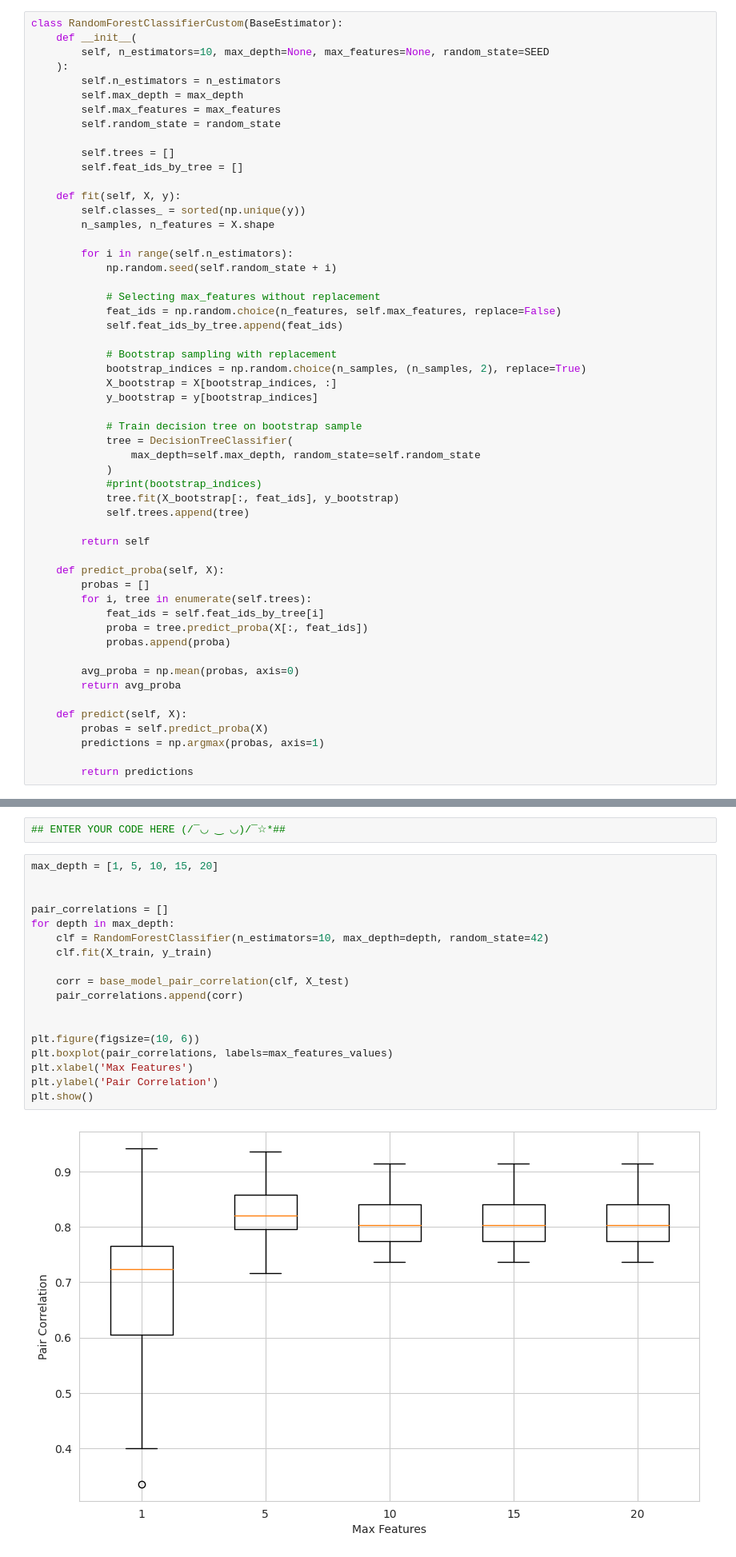
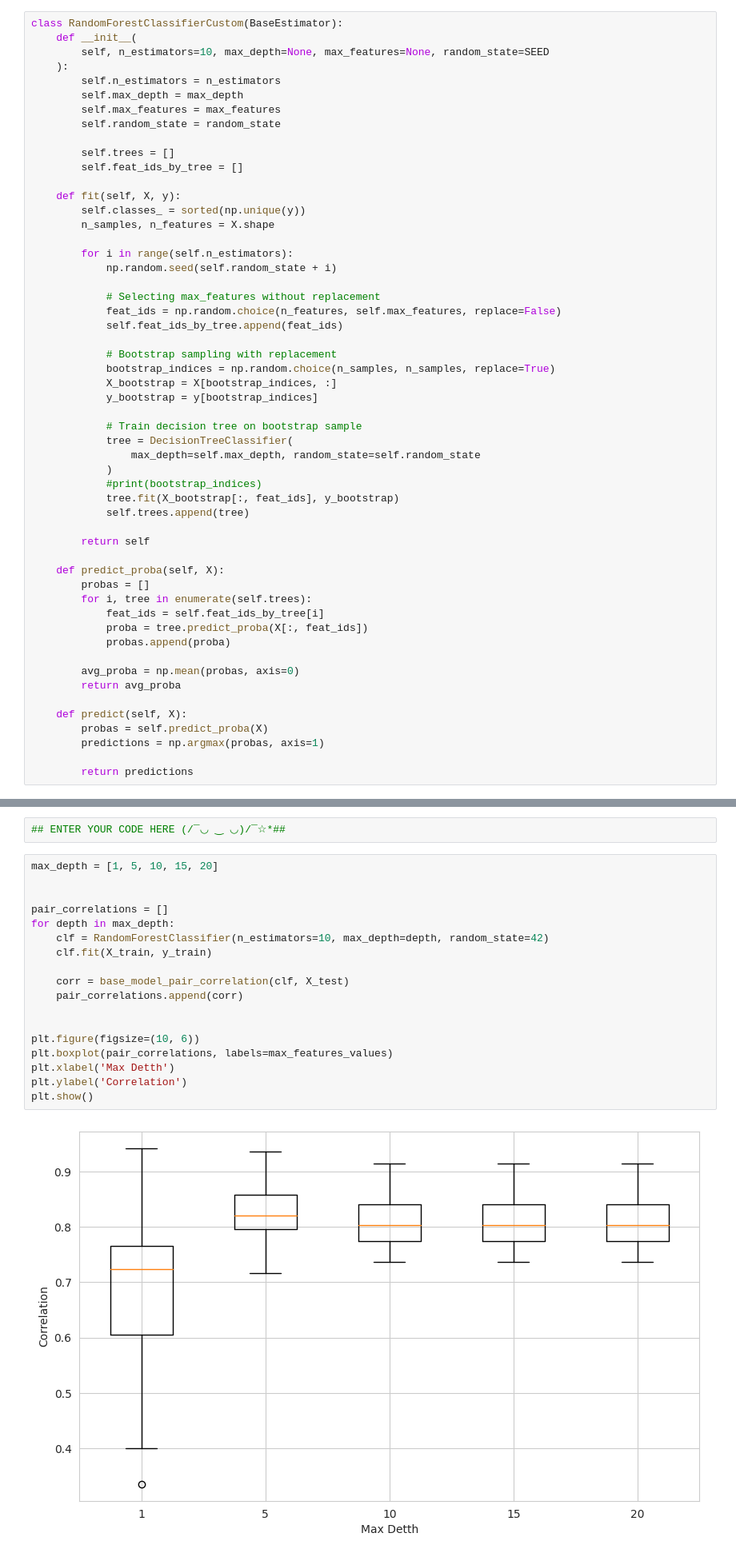
Before and after one commit to ailiskab-hub/ML_BI, a Jupyter notebook: HW5/Ensembles.ipynb, the cells around one changed output, grey strips where cells are left out. Shown: that part at 80% size. Cells and saved outputs as stored; diff of their text form.

```diff
--- a/HW5/Ensembles.ipynb
+++ b/HW5/Ensembles.ipynb
@@ -174,7 +194,7 @@ class RandomForestClassifierCustom(BaseEstimator):
             self.feat_ids_by_tree.append(feat_ids)
 
             # Bootstrap sampling with replacement
-            bootstrap_indices = np.random.choice(n_samples, (n_samples, 2), replace=True)
+            bootstrap_indices = np.random.choice(n_samples, n_samples, replace=True)
             X_bootstrap = X[bootstrap_indices, :]
             y_bootstrap = y[bootstrap_indices]
 
@@ -307,23 +320,23 @@ plt.show()
 # %%
 max_depth = [1, 5, 10, 15, 20]
 
 
 pair_correlations = []
 for depth in max_depth:
     clf = RandomForestClassifier(n_estimators=10, max_depth=depth, random_state=42)
     clf.fit(X_train, y_train)
 
     corr = base_model_pair_correlation(clf, X_test)
     pair_correlations.append(corr)
 
 
 plt.figure(figsize=(10, 6))
 plt.boxplot(pair_correlations, labels=max_features_values)
-plt.xlabel('Max Features')
-plt.ylabel('Pair Correlation')
+plt.xlabel('Max Detth')
+plt.ylabel('Correlation')
 plt.show()
 # %% [output]
-[figure, old version]
+[figure, new version]
 # %% [markdown]
 Опишите ваши наблюдения:
 
```
Also changed, not shown: parts of 8 cells of this notebook.
